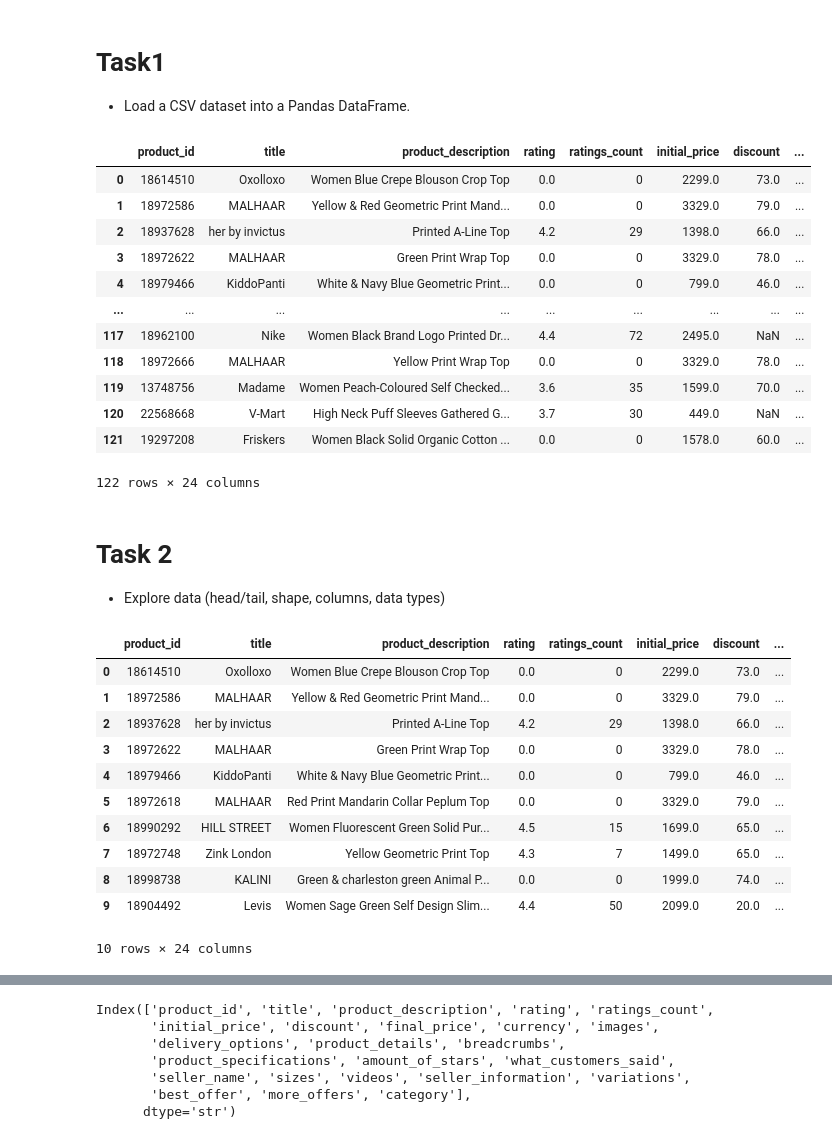
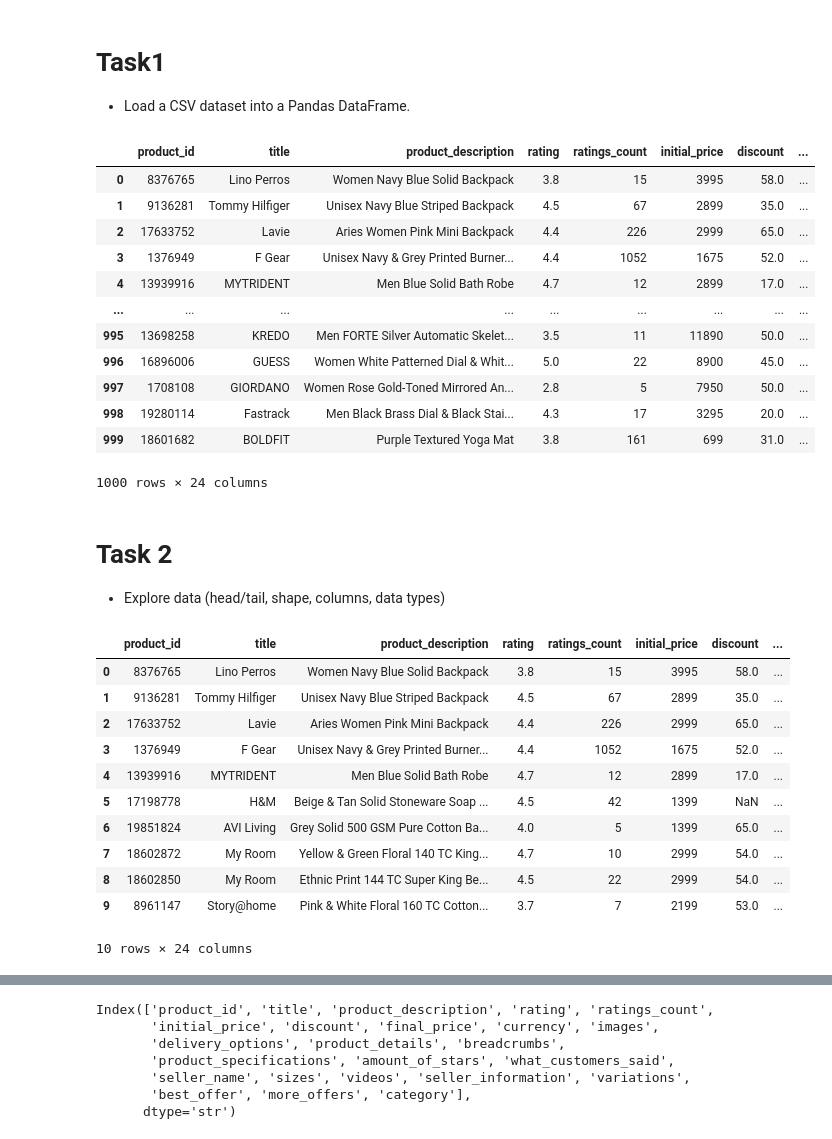
Before and after one commit to sachdevakinshu/Celebal-Assignments, a Jupyter notebook: Week 1 Assignment/Assignment1.ipynb, the cells around one changed output, grey strips where cells are left out. Drawn from its saved outputs; the diff is of its cells as text; code cells hidden in the pictures.

```diff
--- a/Week 1 Assignment/Assignment1.ipynb
+++ b/Week 1 Assignment/Assignment1.ipynb
@@ -4,22 +4,22 @@ import pandas as pd
 # Task1
 * Load a CSV dataset into a Pandas DataFrame.
 # %%
-df = pd.read_csv("tops.csv")
+df = pd.read_csv("Combined_dataset.csv")
 df
 # %% [output]
 |  | product_id | title | product_description | rating | ratings_count | initial_price | discount | ... |
-| 0 | 18614510 | Oxolloxo | Women Blue Crepe Blouson Crop Top | 0.0 | 0 | 2299.0 | 73.0 | ... |
-| 1 | 18972586 | MALHAAR | Yellow & Red Geometric Print Mand... | 0.0 | 0 | 3329.0 | 79.0 | ... |
-| 2 | 18937628 | her by invictus | Printed A-Line Top | 4.2 | 29 | 1398.0 | 66.0 | ... |
-| 3 | 18972622 | MALHAAR | Green Print Wrap Top | 0.0 | 0 | 3329.0 | 78.0 | ... |
-| 4 | 18979466 | KiddoPanti | White & Navy Blue Geometric Print... | 0.0 | 0 | 799.0 | 46.0 | ... |
+| 0 | 8376765 | Lino Perros | Women Navy Blue Solid Backpack | 3.8 | 15 | 3995 | 58.0 | ... |
+| 1 | 9136281 | Tommy Hilfiger | Unisex Navy Blue Striped Backpack | 4.5 | 67 | 2899 | 35.0 | ... |
+| 2 | 17633752 | Lavie | Aries Women Pink Mini Backpack | 4.4 | 226 | 2999 | 65.0 | ... |
+| 3 | 1376949 | F Gear | Unisex Navy & Grey Printed Burner... | 4.4 | 1052 | 1675 | 52.0 | ... |
+| 4 | 13939916 | MYTRIDENT | Men Blue Solid Bath Robe | 4.7 | 12 | 2899 | 17.0 | ... |
 | ... | ... | ... | ... | ... | ... | ... | ... | ... |
-| 117 | 18962100 | Nike | Women Black Brand Logo Printed Dr... | 4.4 | 72 | 2495.0 | NaN | ... |
-| 118 | 18972666 | MALHAAR | Yellow Print Wrap Top | 0.0 | 0 | 3329.0 | 78.0 | ... |
-| 119 | 13748756 | Madame | Women Peach-Coloured Self Checked... | 3.6 | 35 | 1599.0 | 70.0 | ... |
-| 120 | 22568668 | V-Mart | High Neck Puff Sleeves Gathered G... | 3.7 | 30 | 449.0 | NaN | ... |
-| 121 | 19297208 | Friskers | Women Black Solid Organic Cotton ... | 0.0 | 0 | 1578.0 | 60.0 | ... |
+| 995 | 13698258 | KREDO | Men FORTE Silver Automatic Skelet... | 3.5 | 11 | 11890 | 50.0 | ... |
+| 996 | 16896006 | GUESS | Women White Patterned Dial & Whit... | 5.0 | 22 | 8900 | 45.0 | ... |
+| 997 | 1708108 | GIORDANO | Women Rose Gold-Toned Mirrored An... | 2.8 | 5 | 7950 | 50.0 | ... |
+| 998 | 19280114 | Fastrack | Men Black Brass Dial & Black Stai... | 4.3 | 17 | 3295 | 20.0 | ... |
+| 999 | 18601682 | BOLDFIT | Purple Textured Yoga Mat | 3.8 | 161 | 699 | 31.0 | ... |
-122 rows × 24 columns
+1000 rows × 24 columns
 # %% [markdown]
 # Task 2
 * Explore data (head/tail, shape, columns, data types)
@@ -27,16 +27,16 @@ df
 df.head(10)
 # %% [output]
 |  | product_id | title | product_description | rating | ratings_count | initial_price | discount | ... |
-| 0 | 18614510 | Oxolloxo | Women Blue Crepe Blouson Crop Top | 0.0 | 0 | 2299.0 | 73.0 | ... |
-| 1 | 18972586 | MALHAAR | Yellow & Red Geometric Print Mand... | 0.0 | 0 | 3329.0 | 79.0 | ... |
-| 2 | 18937628 | her by invictus | Printed A-Line Top | 4.2 | 29 | 1398.0 | 66.0 | ... |
-| 3 | 18972622 | MALHAAR | Green Print Wrap Top | 0.0 | 0 | 3329.0 | 78.0 | ... |
-| 4 | 18979466 | KiddoPanti | White & Navy Blue Geometric Print... | 0.0 | 0 | 799.0 | 46.0 | ... |
-| 5 | 18972618 | MALHAAR | Red Print Mandarin Collar Peplum Top | 0.0 | 0 | 3329.0 | 79.0 | ... |
-| 6 | 18990292 | HILL STREET | Women Fluorescent Green Solid Pur... | 4.5 | 15 | 1699.0 | 65.0 | ... |
-| 7 | 18972748 | Zink London | Yellow Geometric Print Top | 4.3 | 7 | 1499.0 | 65.0 | ... |
-| 8 | 18998738 | KALINI | Green & charleston green Animal P... | 0.0 | 0 | 1999.0 | 74.0 | ... |
-| 9 | 18904492 | Levis | Women Sage Green Self Design Slim... | 4.4 | 50 | 2099.0 | 20.0 | ... |
+| 0 | 8376765 | Lino Perros | Women Navy Blue Solid Backpack | 3.8 | 15 | 3995 | 58.0 | ... |
+| 1 | 9136281 | Tommy Hilfiger | Unisex Navy Blue Striped Backpack | 4.5 | 67 | 2899 | 35.0 | ... |
+| 2 | 17633752 | Lavie | Aries Women Pink Mini Backpack | 4.4 | 226 | 2999 | 65.0 | ... |
+| 3 | 1376949 | F Gear | Unisex Navy & Grey Printed Burner... | 4.4 | 1052 | 1675 | 52.0 | ... |
+| 4 | 13939916 | MYTRIDENT | Men Blue Solid Bath Robe | 4.7 | 12 | 2899 | 17.0 | ... |
+| 5 | 17198778 | H&M | Beige & Tan Solid Stoneware Soap ... | 4.5 | 42 | 1399 | NaN | ... |
+| 6 | 19851824 | AVI Living | Grey Solid 500 GSM Pure Cotton Ba... | 4.0 | 5 | 1399 | 65.0 | ... |
+| 7 | 18602872 | My Room | Yellow & Green Floral 140 TC King... | 4.7 | 10 | 2999 | 54.0 | ... |
+| 8 | 18602850 | My Room | Ethnic Print 144 TC Super King Be... | 4.5 | 22 | 2999 | 54.0 | ... |
+| 9 | 8961147 | Story@home | Pink & White Floral 160 TC Cotton... | 3.7 | 7 | 2199 | 53.0 | ... |
 10 rows × 24 columns
 # %%
 df.tail(10)
```
Also changed, not shown: parts of 25 cells of this notebook, 2 other files.
